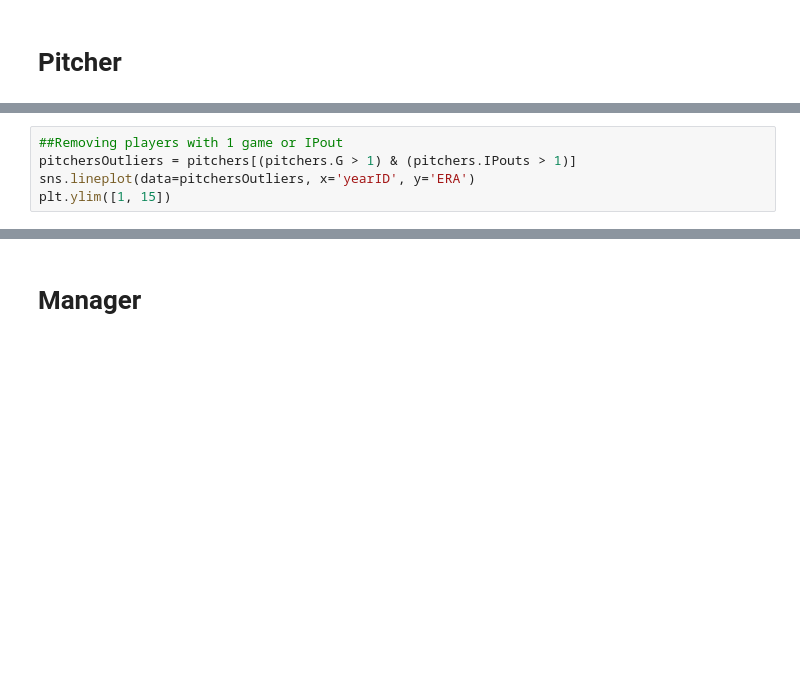
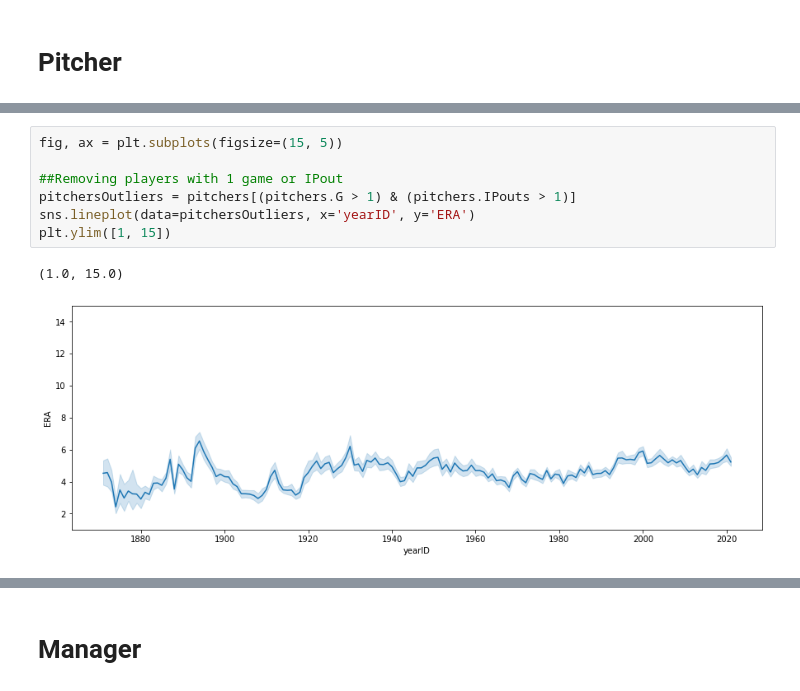
Before and after one commit to Dheeraj0650/project1, a Jupyter notebook: project1.ipynb, the cells around one changed output, grey strips where cells are left out. Cells and saved outputs as stored; diff of their text form; blank space fills up the shorter version.

```diff
--- a/project1.ipynb
+++ b/project1.ipynb
@@ -22,6 +40,11 @@ plt.ylim([1, 15])
 # %%
+fig, ax = plt.subplots(figsize=(15, 5))
+
 ##Removing players with 1 game or IPout
 pitchersOutliers = pitchers[(pitchers.G > 1) & (pitchers.IPouts > 1)]
 sns.lineplot(data=pitchersOutliers, x='yearID', y='ERA')
 plt.ylim([1, 15])
+# %% [output]
+(1.0, 15.0)
+[figure, added]
 # %%
```
Also changed, not shown: parts of 10 cells of this notebook, 1 other file.
